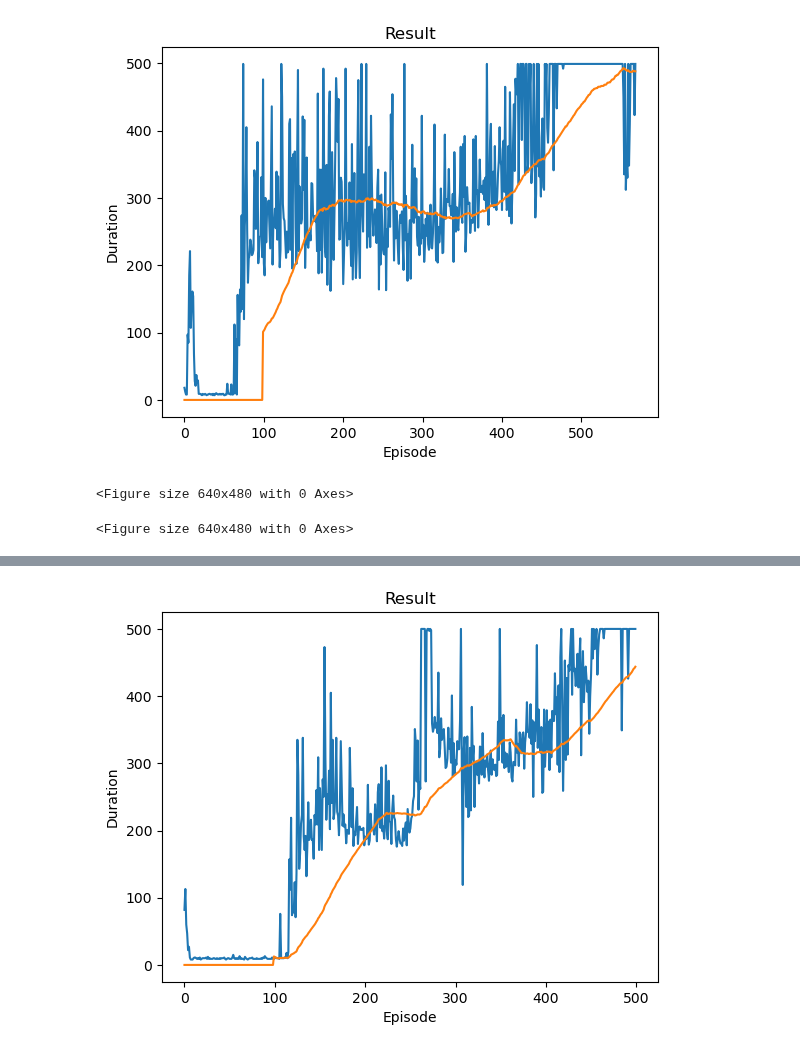
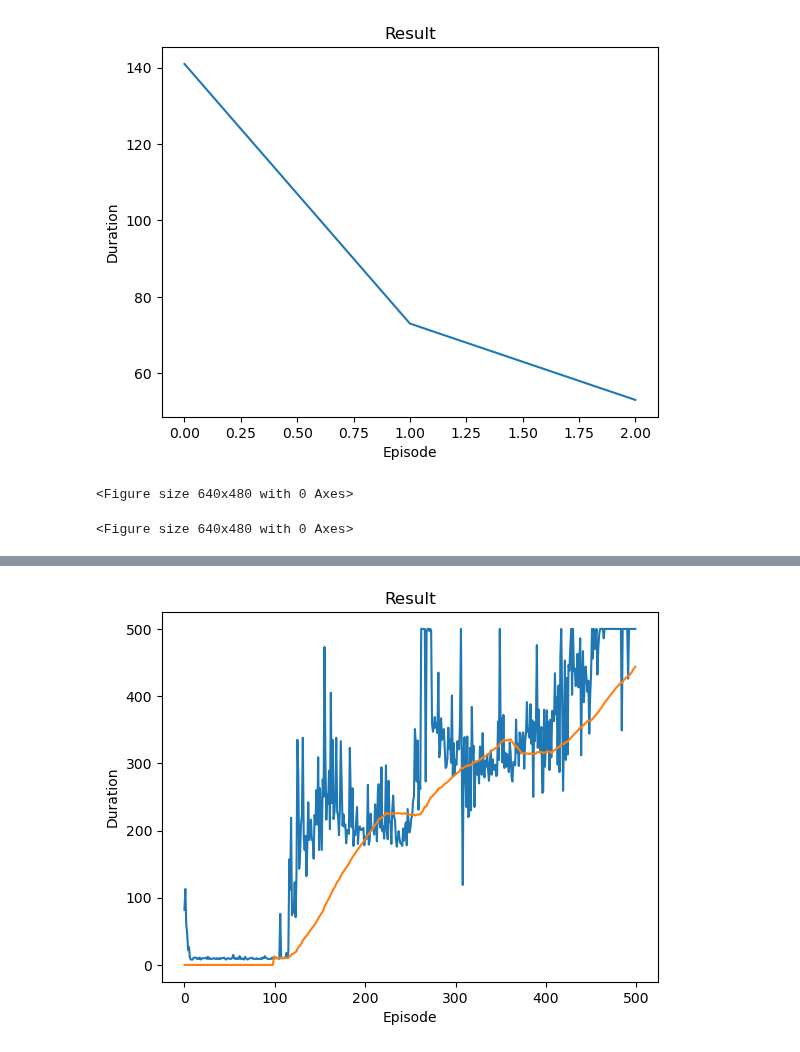
Before and after one commit to bcozmen/deeppy, a Jupyter notebook: example.ipynb, the cells around one changed output, grey strips where cells are left out. Drawn from its saved outputs; the diff is of its cells as text; code cells hidden in the pictures.

```diff
--- a/example.ipynb
+++ b/example.ipynb
@@ -97,9 +101,9 @@ data = EnvData(env, 20000, device= device)
 lf = LearningFrame(model, data, batch_size = 128, start_size = 128)
 durations = []
 # %%
-train_sac(episodes=500)
+train_sac(episodes=3)
 # %% [output]
-[figure, old version]
+[figure, new version]
 <Figure size 640x480 with 0 Axes>
 <Figure size 640x480 with 0 Axes>
 # %%
```
Also changed, not shown: parts of 3 cells of this notebook, 3 other files.
